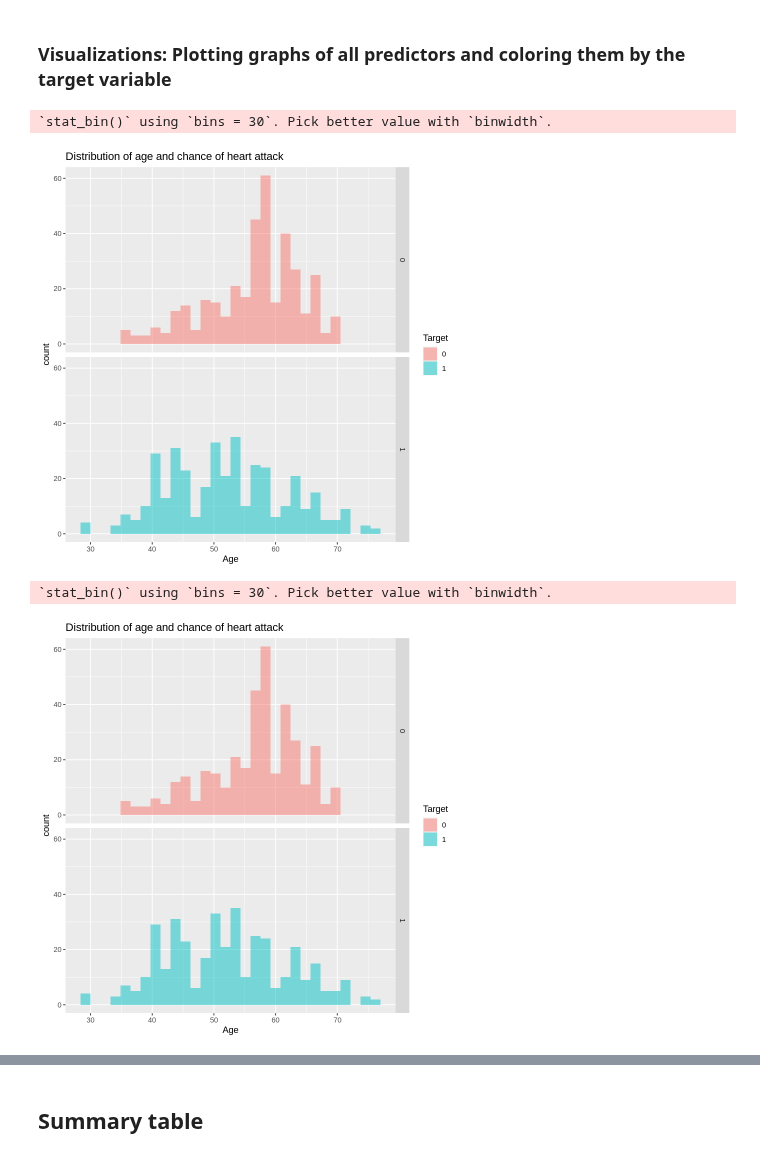
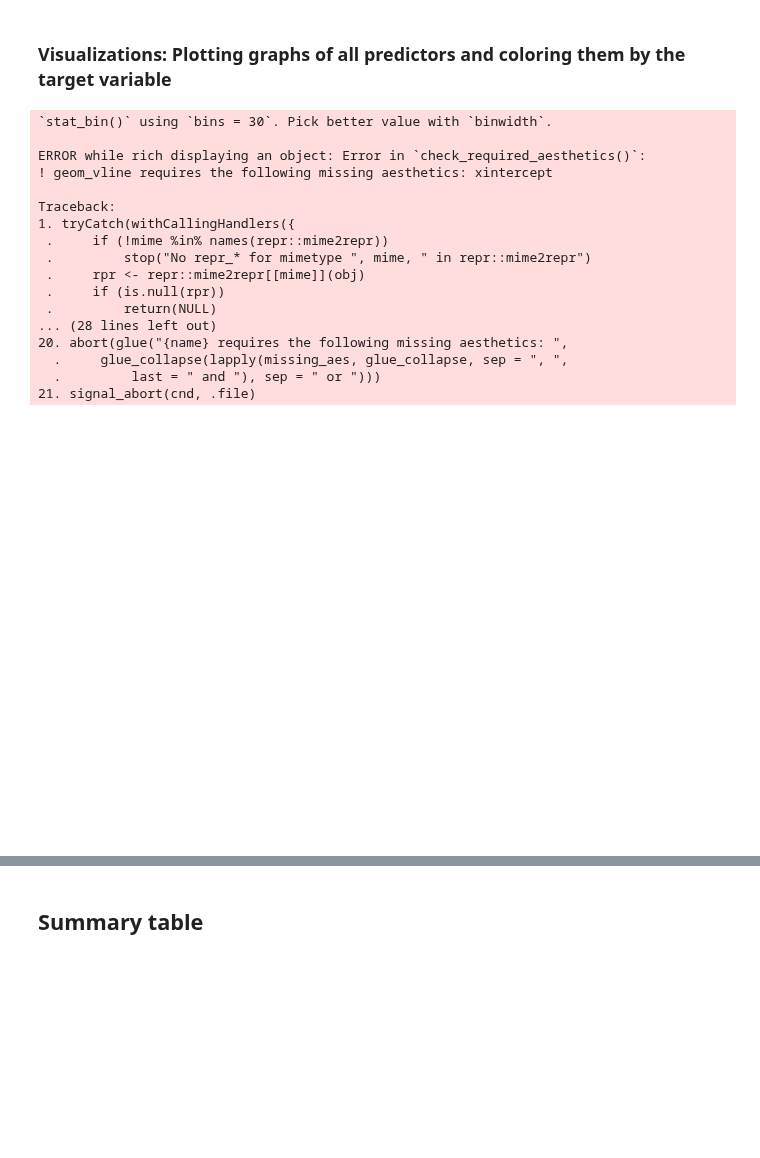
Before and after one commit to carriexu26/DSCI-Group-Project, a Jupyter notebook: heart_disease.ipynb, the cells around one changed output, grey strips where cells are left out. Cells and saved outputs as stored; diff of their text form; code cells hidden in the pictures; blank space fills up the shorter version.

Commit message:
added set seed, changed question

```diff
--- a/heart_disease.ipynb
+++ b/heart_disease.ipynb
@@ -97,9 +85,10 @@ library(tidymodels)
 # %% [markdown]
 ### Reading the data
 # %%
-heart_data <- read_csv("heart.csv")|> mutate(target = as_factor(target),exang = as_factor(exang),fbs = as_factor(fbs),sex = as_factor(sex))
+heart_data <- read_csv("heart.csv")
 heart_data <- heart_data[!(heart_data$thal==0 | heart_data$ca==4),]
-heart_data
+heart_data |>
+    head(10)
 # %% [output]
 Rows: 1025 Columns: 14
 ── Column specification ────────────────────────────────────────────────────────
@@ -130,6 +113,7 @@ A tibble: 1001 × 14
 # %% [markdown]
 ### Selecting only intrested columns from data set
 # %%
-heart_data_1 <- select(heart_data,trestbps,chol,thalach,cp,target) |> mutate(target = as_factor(target))
-heart_data_1
+heart_data_clean <- select(heart_data, age, trestbps, chol, thalach, oldpeak, target) |> mutate(target = as_factor(target))
+heart_data_clean |>
+    head(10)
 # %% [output]
@@ -155,7 +133,8 @@ A tibble: 1001 × 5
 # %% [markdown]
 ### Splitting data into training set and testing set
 # %%
-heart_split <- initial_split(heart_data, prop = 0.75, strata = target)
+set.seed(2000)
+heart_split <- initial_split(heart_data_clean, prop = 0.75, strata = target)
 heart_train <- training(heart_split)
 heart_test <- testing(heart_split)
 # %% [markdown]
@@ -163,23 +142,31 @@ heart_test <- testing(heart_split)
 # %%
 age_plot <- ggplot(heart_train, aes(x = age, fill = target)) +
     geom_histogram(alpha = 0.5, position = "identity") +
+    geom_vline() +
     facet_grid(rows = vars(target)) +
-    labs(x = "Age", fill = "Target") +
-    ggtitle("Distribution of age and chance of heart attack")
+    labs(x = "Age (years)", fill = "Target") +
+    ggtitle("Distribution of Age and Chance of Heart Attack") +
+    theme(text = element_text(size = 15))
 age_plot
 # %% [output]
 `stat_bin()` using `bins = 30`. Pick better value with `binwidth`.
+
+ERROR while rich displaying an object: Error in `check_required_aesthetics()`:
+! geom_vline requires the following missing aesthetics: xintercept
+
+Traceback:
+1. tryCatch(withCallingHandlers({
+ .     if (!mime %in% names(repr::mime2repr))
+ .         stop("No repr_* for mimetype ", mime, " in repr::mime2repr")
+ .     rpr <- repr::mime2repr[[mime]](obj)
+ .     if (is.null(rpr))
+ .         return(NULL)
+... (28 lines left out)
+20. abort(glue("{name} requires the following missing aesthetics: ",
+  .     glue_collapse(lapply(missing_aes, glue_collapse, sep = ", ",
+  .         last = " and "), sep = " or ")))
+21. signal_abort(cnd, .file)
-[figure, old version]
+[figure, new version]
-# %%
-age_plot <- ggplot(heart_train, aes(x = age, fill = target)) +
-    geom_histogram(alpha = 0.5, position = "identity") +
-    facet_grid(rows = vars(target)) +
-    labs(x = "Age", fill = "Target") +
-    ggtitle("Distribution of age and chance of heart attack")
-age_plot
-# %% [output]
-`stat_bin()` using `bins = 30`. Pick better value with `binwidth`.
-[figure, removed]
 # %%
 trestbps_plot <- ggplot(heart_train, aes(x = trestbps, fill = target)) +
     geom_histogram(alpha = 0.5, position = "identity") +
```
Also changed, not shown: parts of 11 cells of this notebook.
